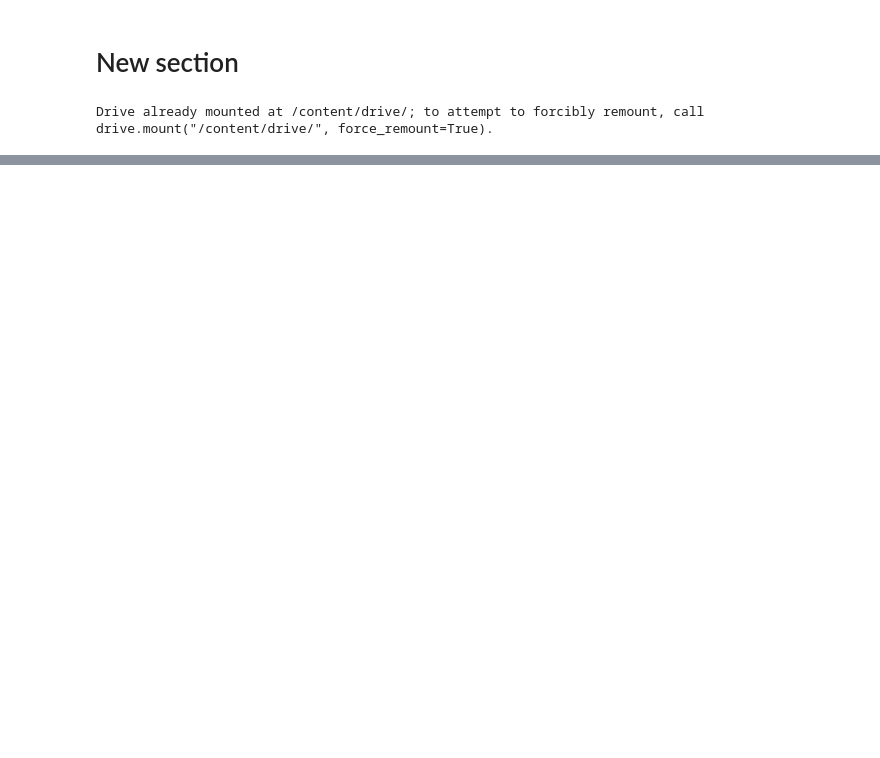
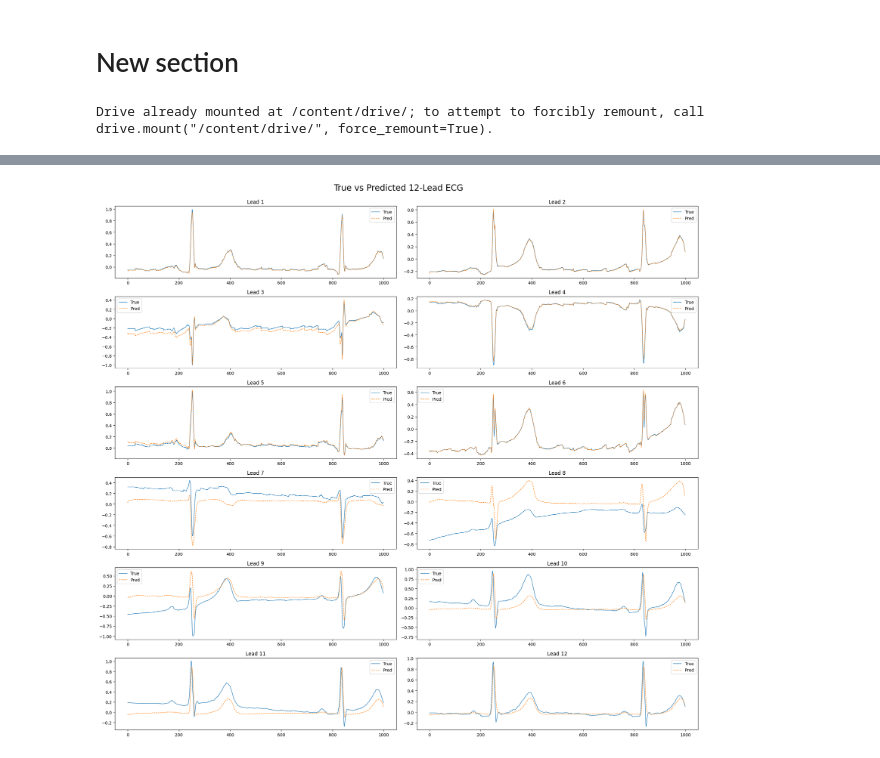
Before and after one commit to Harshithaprudhivi/Team-15-project, a Jupyter notebook: ECG_Synthesizer.ipynb, the cells around one changed output, grey strips where cells are left out. Drawn from its saved outputs; the diff is of its cells as text; code cells hidden in the pictures; blank space fills up the shorter version.

```diff
--- a/ECG_Synthesizer.ipynb
+++ b/ECG_Synthesizer.ipynb
@@ -191,0 +646,8 @@ for label, data_folder in base_dirs.items():
+# %%
+import numpy as np
+
+# Load using memory mapping (does not load entire file into RAM)
+X = np.load('/content/drive/MyDrive/PTB_processed_batches/X_500Hz.npy', mmap_mode='r')
+Y = np.load('/content/drive/MyDrive/PTB_processed_batches/Y_500Hz.npy', mmap_mode='r')
+
+print(f"✅ X shape: {X.shape}, Y shape: {Y.shape}")
@@ -191,0 +656,7 @@ for label, data_folder in base_dirs.items():
+# %%
+from sklearn.model_selection import train_test_split
+
+indices = np.arange(X.shape[0])
+train_indices, val_indices = train_test_split(indices, test_size=0.2, random_state=42)
+
+print(f"Train size: {len(train_indices)}, Validation size: {len(val_indices)}")
@@ -191,0 +941,16 @@ for label, data_folder in base_dirs.items():
+# %%
+from tensorflow.keras.models import load_model
+
+reconstruction_model = load_model("/content/drive/MyDrive/PTB_model_500Hz.keras")
+# %%
+import numpy as np
+import matplotlib.pyplot as plt
+
+# Pick one validation sample (e.g., first one)
+i = val_indices[0]  # Or any index you want
+x_input = X[i][:1000]  # (1000, 3)
+x_input = np.expand_dims(x_input, axis=0)  # Shape: (1, 1000, 3)
+
+# Get ground truth and prediction
+y_true = Y[i][:1000]          # Shape: (1000, 12)
+y_pred = reconstruction_model.predict(x_input)[0]  # Shape: (1000, 12)
@@ -191,0 +959,15 @@ for label, data_folder in base_dirs.items():
+# %%
+# Plot all 12 leads
+plt.figure(figsize=(20, 18))
+for lead in range(12):
+    plt.subplot(6, 2, lead + 1)
+    plt.plot(y_true[:, lead], label="True", linewidth=1)
+    plt.plot(y_pred[:, lead], label="Pred", linestyle='--', linewidth=1)
+    plt.title(f"Lead {lead + 1}")
+    plt.legend()
+    plt.tight_layout()
+
+plt.suptitle("True vs Predicted 12-Lead ECG", fontsize=20, y=1.02)
+plt.show()
+# %% [output]
+[figure, added]
```
Also changed, not shown: parts of 85 cells of this notebook.
